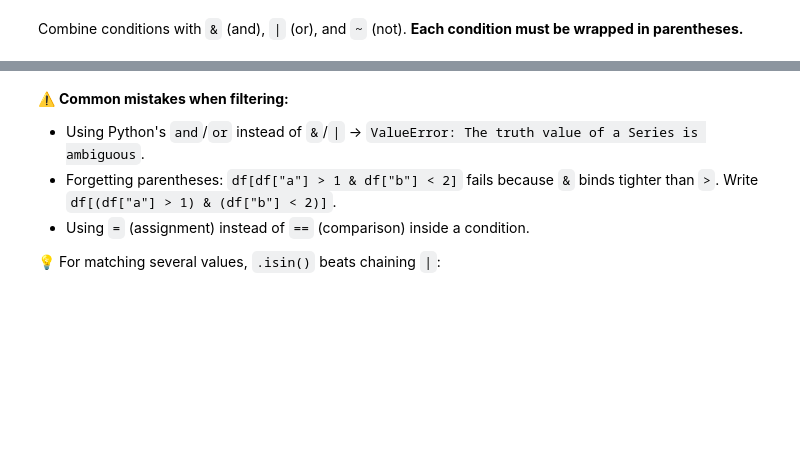
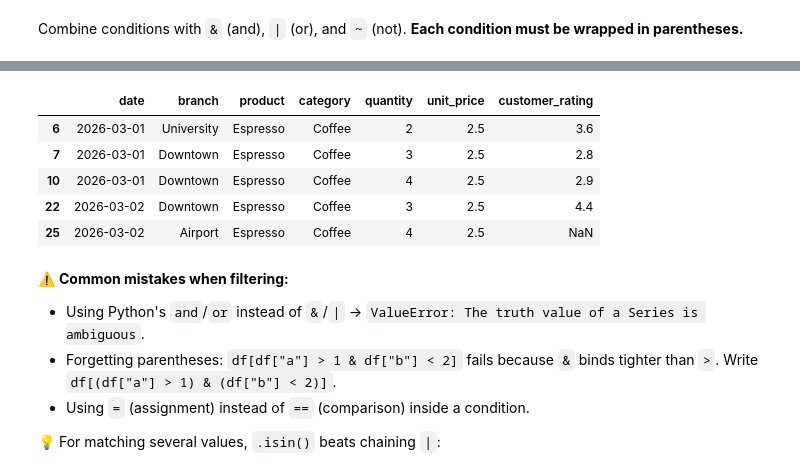
Before and after one commit to Lifa-Fanseka/Introduction-to-Data-Analysis, a Jupyter notebook: intro_data_analysis_pandas.ipynb, the cells around one changed output, grey strips where cells are left out. Cells and saved outputs as stored; diff of their text form; code cells hidden in the pictures; blank space fills up the shorter version.

```diff
--- a/intro_data_analysis_pandas.ipynb
+++ b/intro_data_analysis_pandas.ipynb
@@ -244,3 +405,13 @@ downtown_coffee.head(3)
+# %%
+men=df[(df["product"] == "Espresso") & (df["quantity"]>=1)]
+men.head()
+# %% [output]
+|  | date | branch | product | category | quantity | unit_price | customer_rating |
+| 6 | 2026-03-01 | University | Espresso | Coffee | 2 | 2.5 | 3.6 |
+| 7 | 2026-03-01 | Downtown | Espresso | Coffee | 3 | 2.5 | 2.8 |
+| 10 | 2026-03-01 | Downtown | Espresso | Coffee | 4 | 2.5 | 2.9 |
+| 22 | 2026-03-02 | Downtown | Espresso | Coffee | 3 | 2.5 | 4.4 |
+| 25 | 2026-03-02 | Airport | Espresso | Coffee | 4 | 2.5 | NaN |
 # %% [markdown]
 ⚠️ **Common mistakes when filtering:**
 - Using Python's `and`/`or` instead of `&`/`|` → `ValueError: The truth value of a Series is ambiguous`.
```
Also changed, not shown: parts of 32 cells of this notebook.
